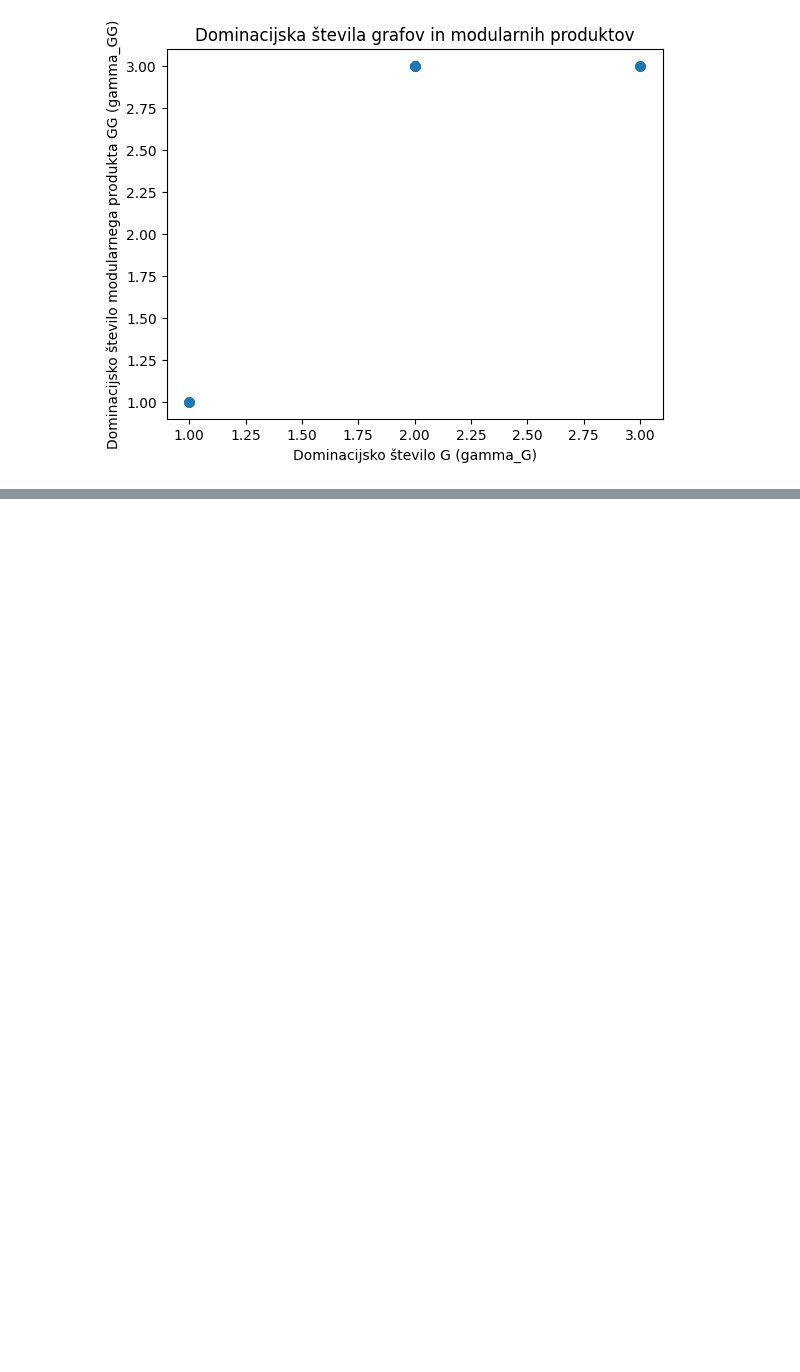
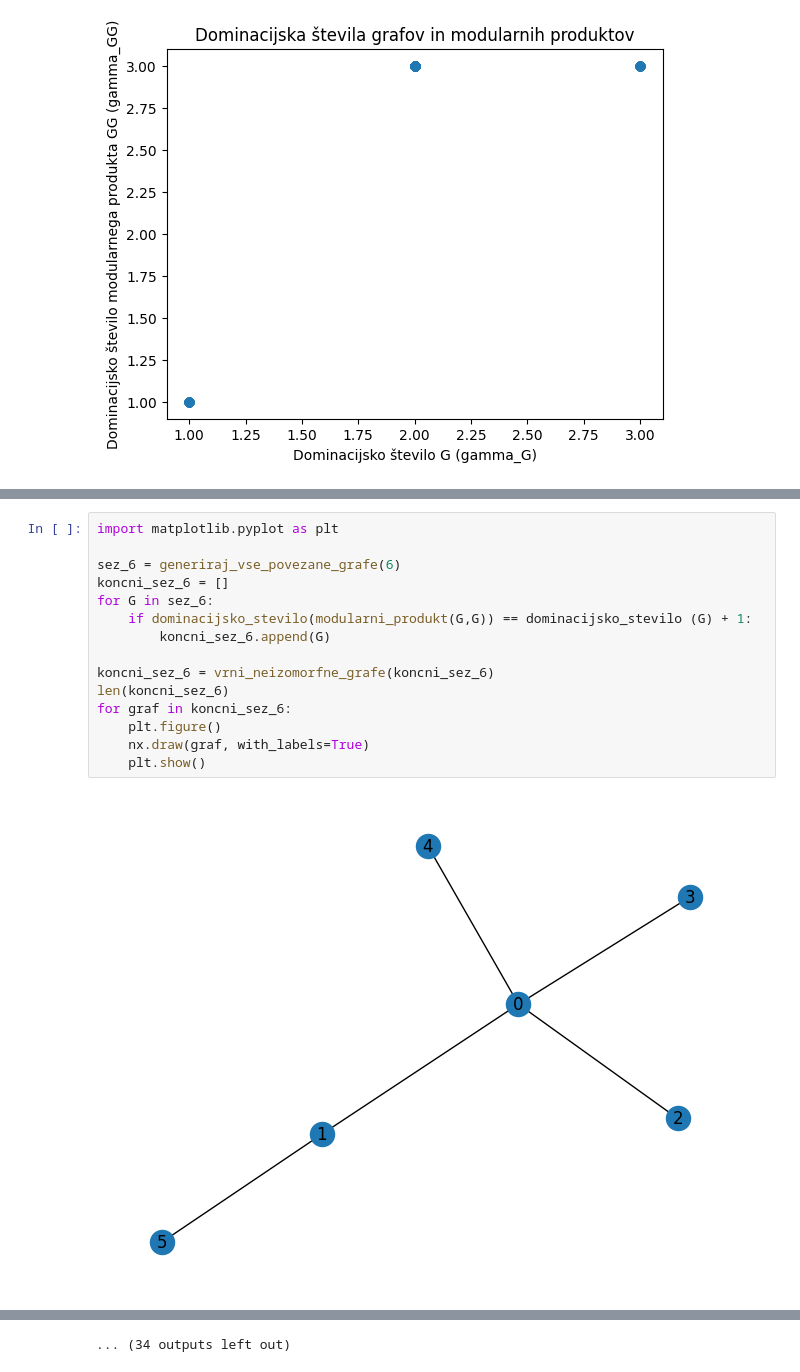
Before and after one commit to reneturk/Domination-on-modular-product-graphs, a Jupyter notebook: fp_or_projekt.ipynb, the cells around one changed output, grey strips where cells are left out. Drawn from its saved outputs; the diff is of its cells as text; blank space fills up the shorter version.

```diff
--- a/fp_or_projekt.ipynb
+++ b/fp_or_projekt.ipynb
@@ -511,0 +569,17 @@ plt.show()
+# %%
+import matplotlib.pyplot as plt
+
+sez_6 = generiraj_vse_povezane_grafe(6)
+koncni_sez_6 = []
+for G in sez_6:
+    if dominacijsko_stevilo(modularni_produkt(G,G)) == dominacijsko_stevilo (G) + 1:
+        koncni_sez_6.append(G)
+
+koncni_sez_6 = vrni_neizomorfne_grafe(koncni_sez_6)
+len(koncni_sez_6)
+for graf in koncni_sez_6:
+    plt.figure()
+    nx.draw(graf, with_labels=True)
+    plt.show()
+# %% [output]
+[figure, added]
@@ -511,0 +597 @@ plt.show()
+... (34 outputs left out)
```
Also changed, not shown: parts of 23 cells of this notebook, 3 other files.
